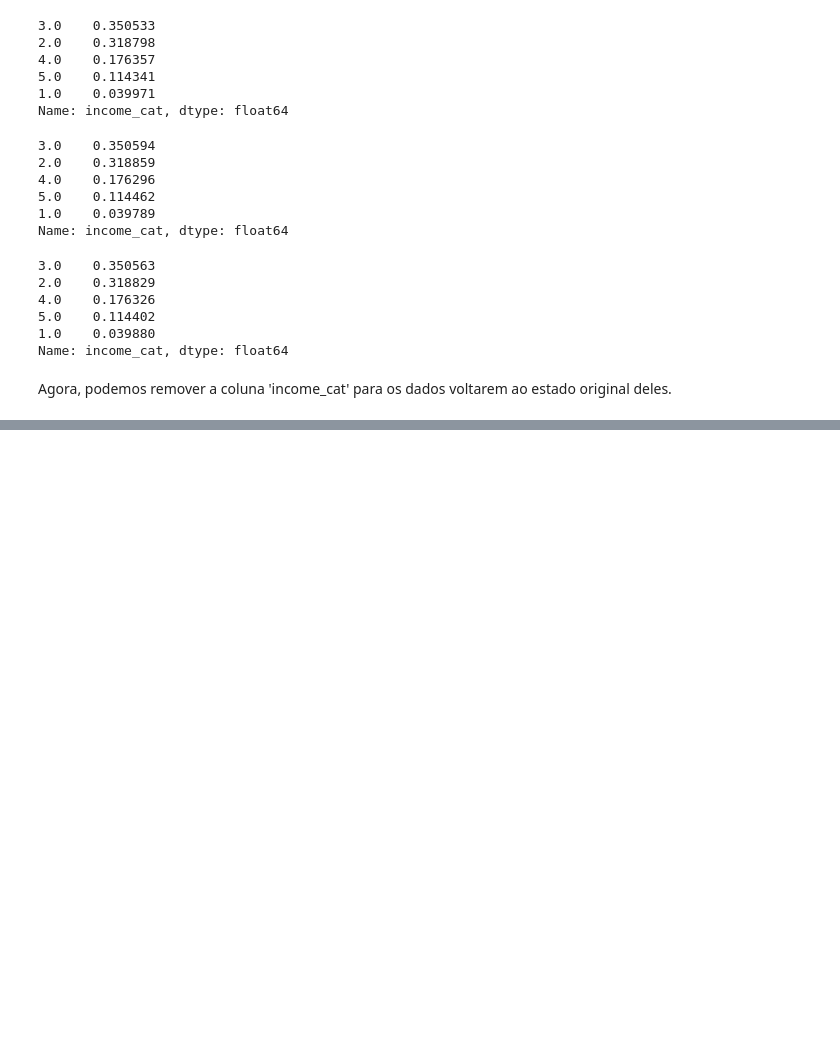
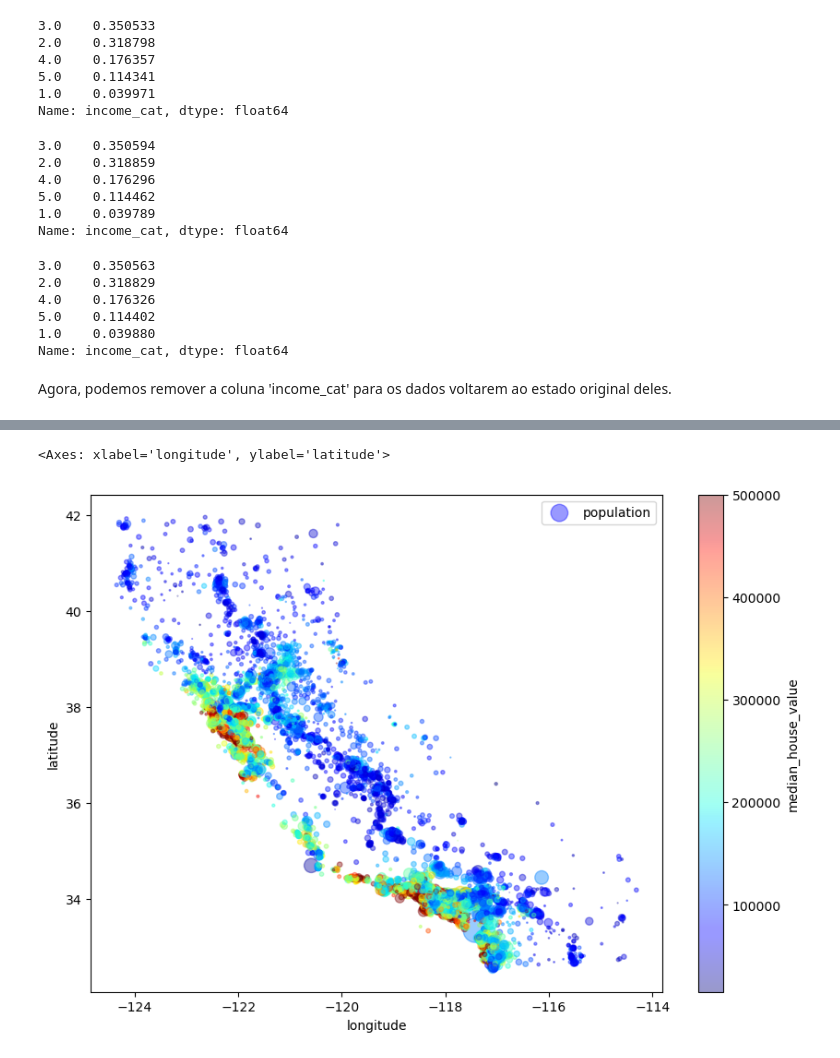
Before and after one commit to LudmilaGomes/data-ia-python, a Jupyter notebook: Housing.ipynb, the cells around one changed output, grey strips where cells are left out. Cells and saved outputs as stored; diff of their text form; code cells hidden in the pictures; blank space fills up the shorter version.

```diff
--- a/Housing.ipynb
+++ b/Housing.ipynb
@@ -242,0 +263,16 @@ for set_ in (strat_train_set, strat_test_set):
+# %%
+'''
+alpha - transparência das bolhas
+s - tamanho das bolhas no gráfico
+c - indica que a cor das bolhas será determinada pelos valores de median_house_value
+cmap - mapa de cores
+colorbar - exibe uma barra com as cores e seus valores correspondentes
+'''
+
+housing.plot(kind="scatter", x="longitude", y="latitude", alpha=0.4,
+  s=housing["population"]/100, label="population", figsize=(10,7),
+  c="median_house_value", cmap=plt.get_cmap("jet"), colorbar=True,
+)
+# %% [output]
+<Axes: xlabel='longitude', ylabel='latitude'>
+[figure, added]
```
Also changed, not shown: parts of 9 cells of this notebook.
